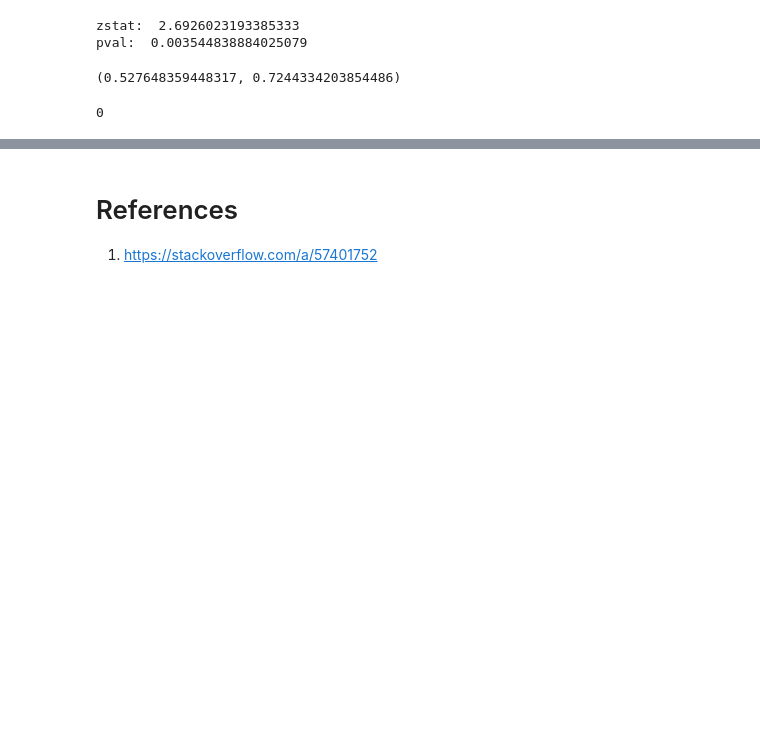
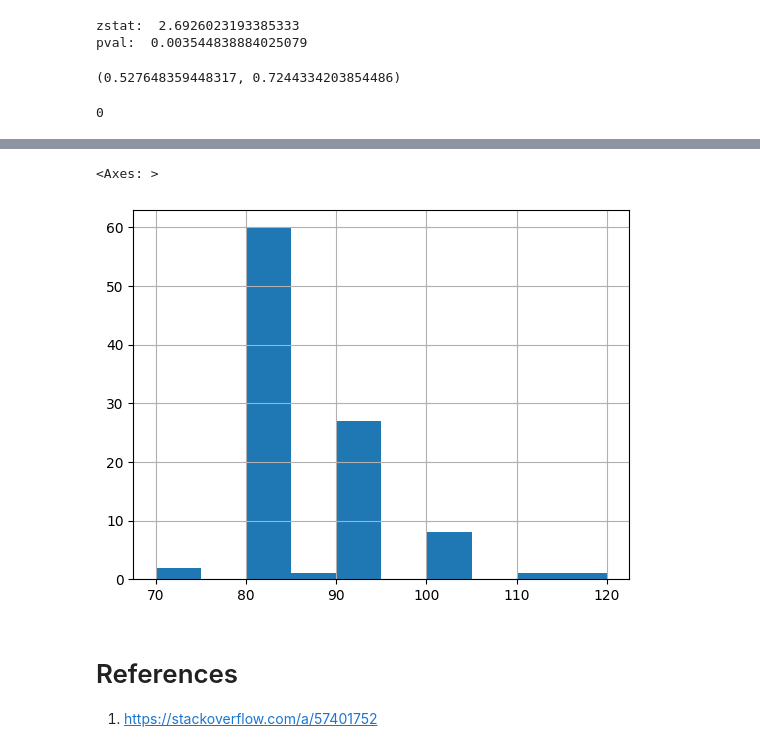
Before and after one commit to farhanarrafi/empirical-analysis-cardiovascular-data, a Jupyter notebook: Emperical_Analysis_Project.ipynb, the cells around one changed output, grey strips where cells are left out. Saved outputs shown, nothing was run; the diff lists cells and outputs as text; code cells hidden in the pictures; blank space fills up the shorter version.

```diff
--- a/Emperical_Analysis_Project.ipynb
+++ b/Emperical_Analysis_Project.ipynb
@@ -229,0 +237,4 @@ print(result)
+# %%
+ap_lo_samples = cardioVascular_dataset_filtered['ap_lo'].sample(100, random_state=1199)
+# Check for null values https://stackoverflow.com/a/69622929/3148856
+ap_lo_samples.isna().sum().sum()
@@ -230,3 +265,8 @@ print(result)
+# %%
+ap_lo_samples.hist()
+# %% [output]
+<Axes: >
+[figure, added]
 # %% [markdown]
 # References
 
```
Also changed, not shown: parts of 7 cells of this notebook.
